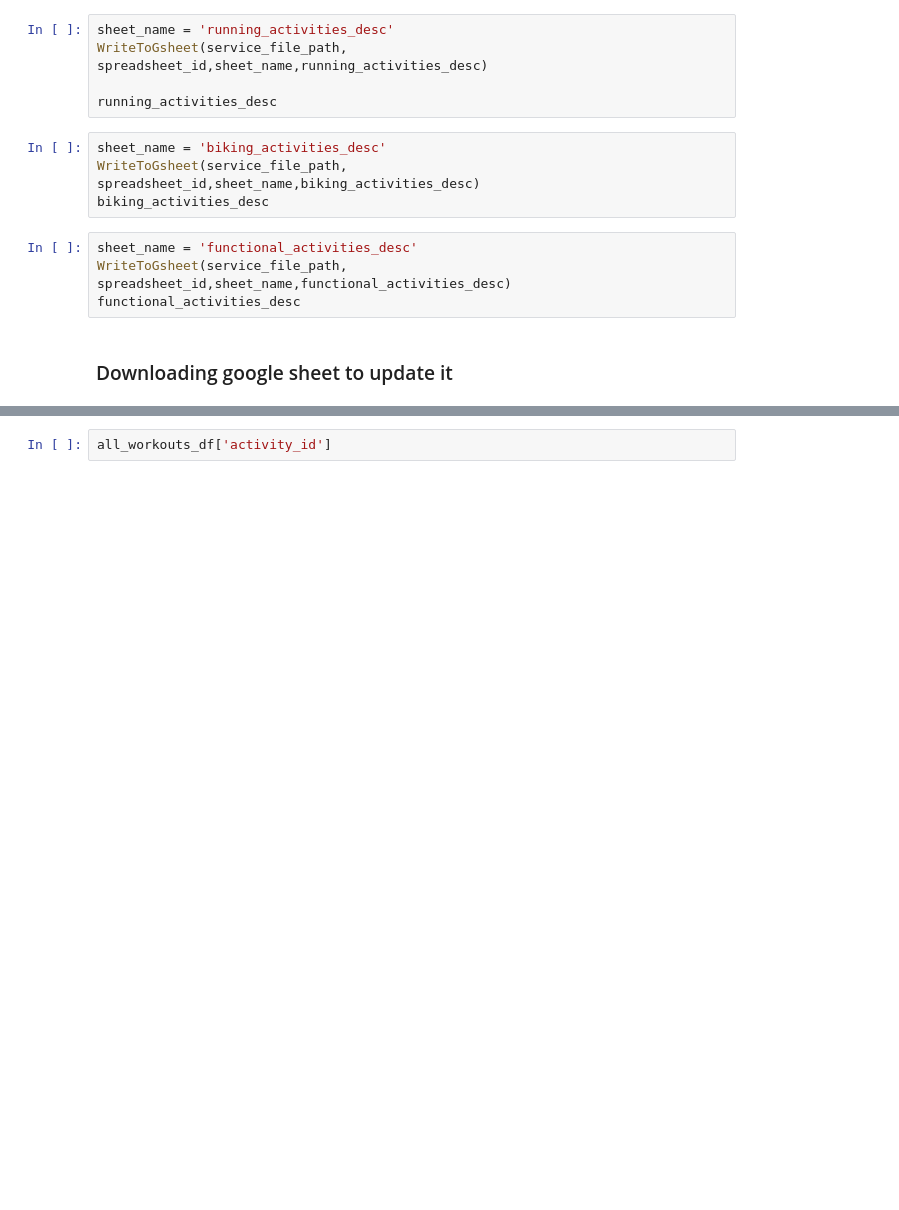
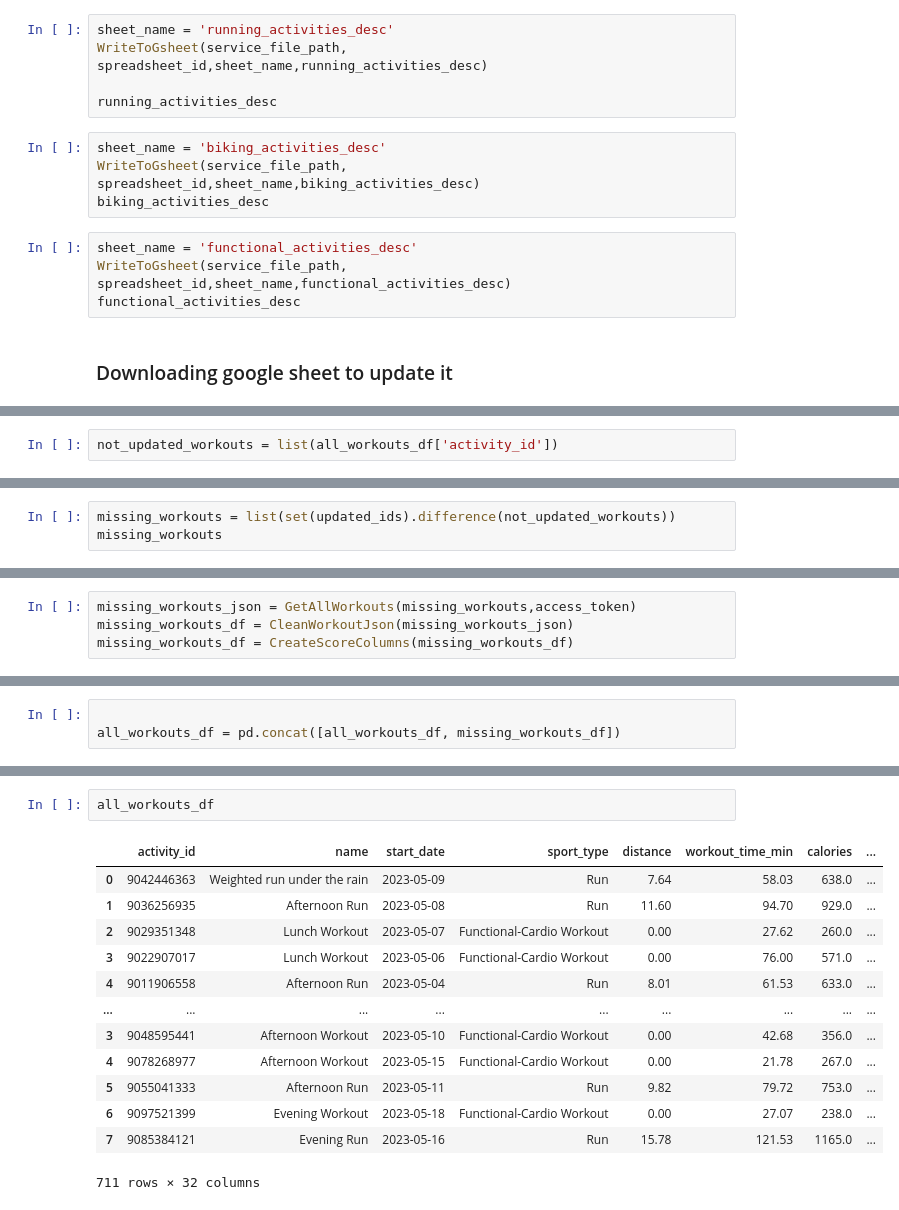
Before and after one commit to ManuelElizaldi/PyStrava, a Jupyter notebook: PyStrava_Notebook.ipynb, the cells around one changed output, grey strips where cells are left out. Saved outputs shown, nothing was run; the diff lists cells and outputs as text; blank space fills up the shorter version.

```diff
--- a/PyStrava_Notebook.ipynb
+++ b/PyStrava_Notebook.ipynb
@@ -791,0 +838,2 @@ all_workouts_df
+# %%
+not_updated_workouts = list(all_workouts_df['activity_id'])
@@ -791,0 +852,3 @@ all_workouts_df
+# %%
+missing_workouts = list(set(updated_ids).difference(not_updated_workouts))
+missing_workouts
@@ -791,0 +864,4 @@ all_workouts_df
+# %%
+missing_workouts_json = GetAllWorkouts(missing_workouts,access_token)
+missing_workouts_df = CleanWorkoutJson(missing_workouts_json)
+missing_workouts_df = CreateScoreColumns(missing_workouts_df)
@@ -791,0 +880,3 @@ all_workouts_df
+# %%
+
+all_workouts_df = pd.concat([all_workouts_df, missing_workouts_df])
@@ -792,2 +893,16 @@ all_workouts_df
 # %%
-all_workouts_df['activity_id']
+all_workouts_df
+# %% [output]
+|  | activity_id | name | start_date | sport_type | distance | workout_time_min | calories | ... |
+| 0 | 9042446363 | Weighted run under the rain | 2023-05-09 | Run | 7.64 | 58.03 | 638.0 | ... |
+| 1 | 9036256935 | Afternoon Run | 2023-05-08 | Run | 11.60 | 94.70 | 929.0 | ... |
+| 2 | 9029351348 | Lunch Workout | 2023-05-07 | Functional-Cardio Workout | 0.00 | 27.62 | 260.0 | ... |
+| 3 | 9022907017 | Lunch Workout | 2023-05-06 | Functional-Cardio Workout | 0.00 | 76.00 | 571.0 | ... |
+| 4 | 9011906558 | Afternoon Run | 2023-05-04 | Run | 8.01 | 61.53 | 633.0 | ... |
+| ... | ... | ... | ... | ... | ... | ... | ... | ... |
+| 3 | 9048595441 | Afternoon Workout | 2023-05-10 | Functional-Cardio Workout | 0.00 | 42.68 | 356.0 | ... |
+| 4 | 9078268977 | Afternoon Workout | 2023-05-15 | Functional-Cardio Workout | 0.00 | 21.78 | 267.0 | ... |
+| 5 | 9055041333 | Afternoon Run | 2023-05-11 | Run | 9.82 | 79.72 | 753.0 | ... |
+| 6 | 9097521399 | Evening Workout | 2023-05-18 | Functional-Cardio Workout | 0.00 | 27.07 | 238.0 | ... |
+| 7 | 9085384121 | Evening Run | 2023-05-16 | Run | 15.78 | 121.53 | 1165.0 | ... |
+711 rows × 32 columns
```
Also changed, not shown: parts of 17 cells of this notebook, 1 other file.
